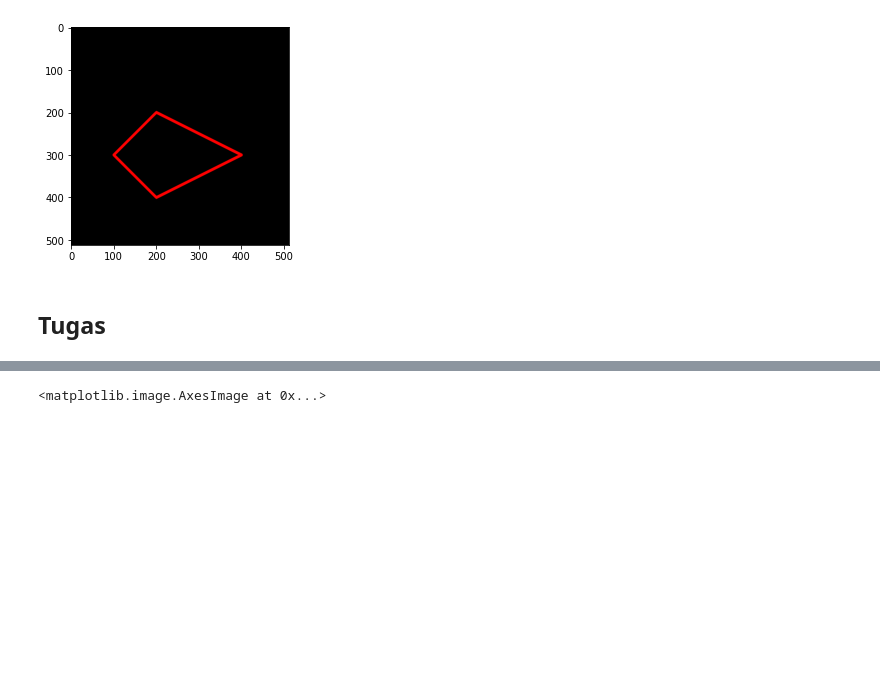
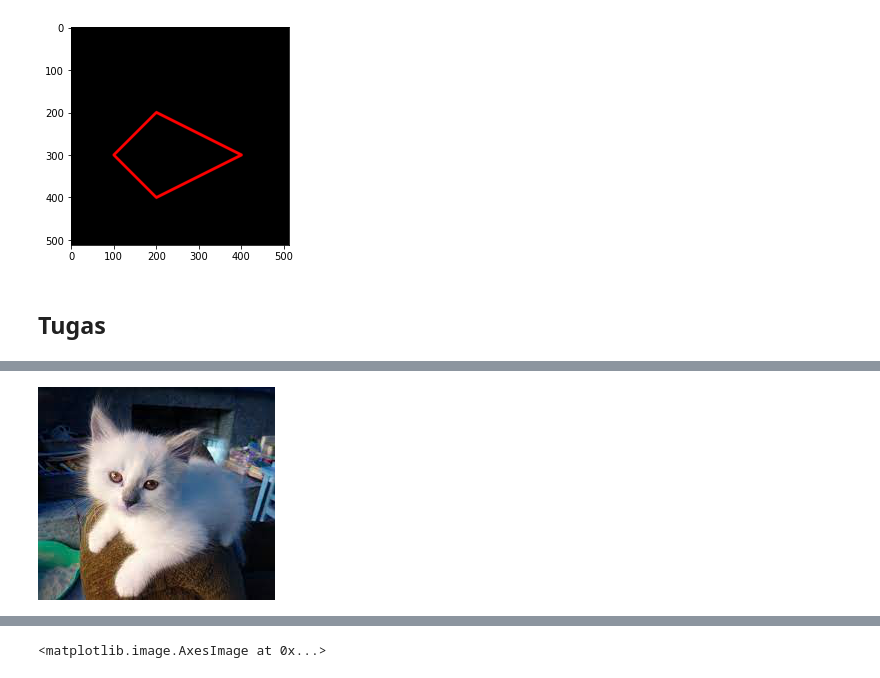
Before and after one commit to RinaHariyanti/PCVK_Genap_2023, a Jupyter notebook: Week2.ipynb, the cells around one changed output, grey strips where cells are left out. Drawn from its saved outputs; the diff is of its cells as text; code cells hidden in the pictures; blank space fills up the shorter version.

```diff
--- a/Week2.ipynb
+++ b/Week2.ipynb
@@ -132,0 +159,6 @@ plt.imshow(black_img2)
+# %%
+# read matplotlib, show opencv ==> tidak sesuai dg mata yg kita lihat
+img = plt.imread('/content/drive/MyDrive/PCVK/Images/kitten.jpeg')
+cv2_imshow(img)
+# %% [output]
+[figure, added]
```
Also changed, not shown: parts of 15 cells of this notebook.
